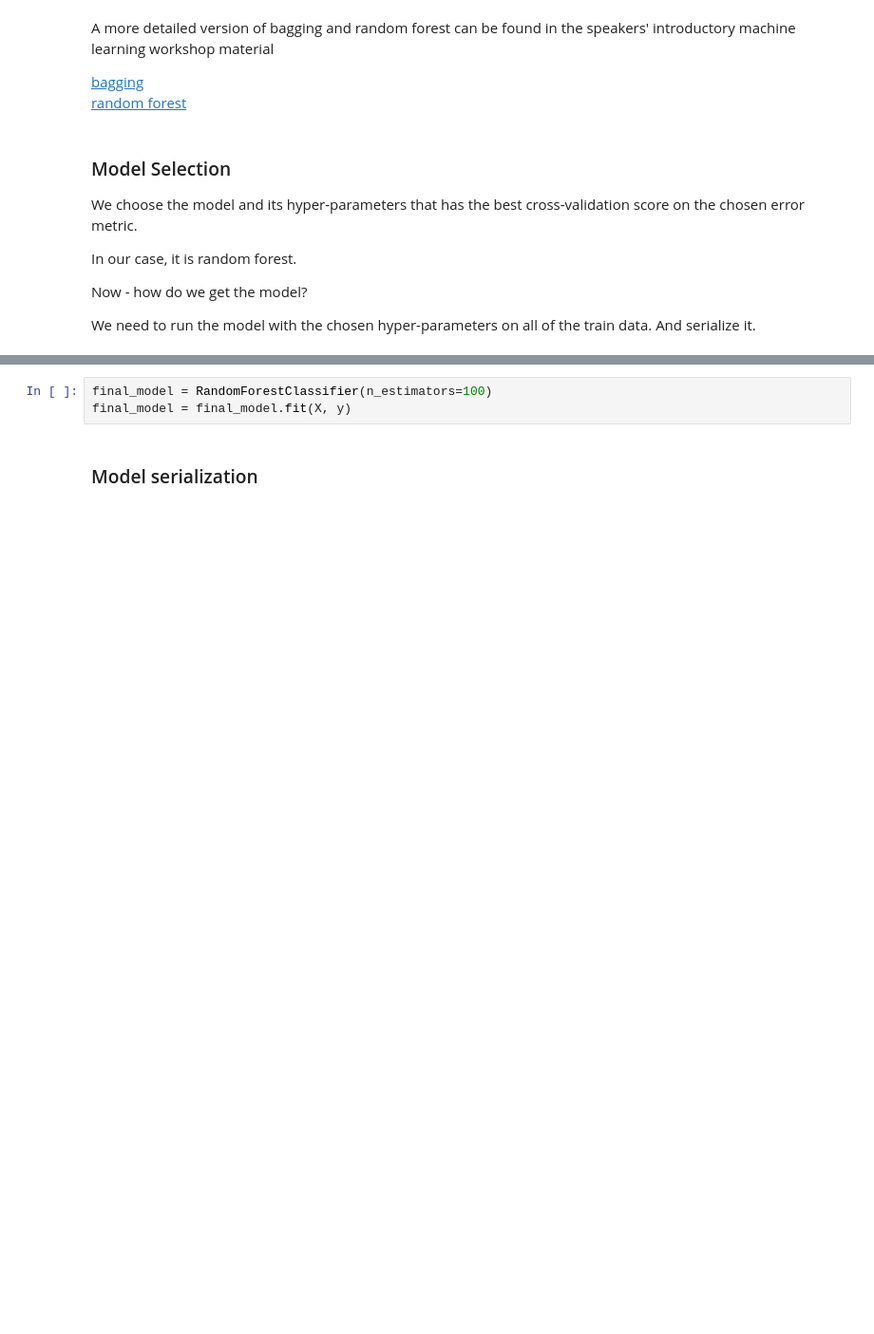
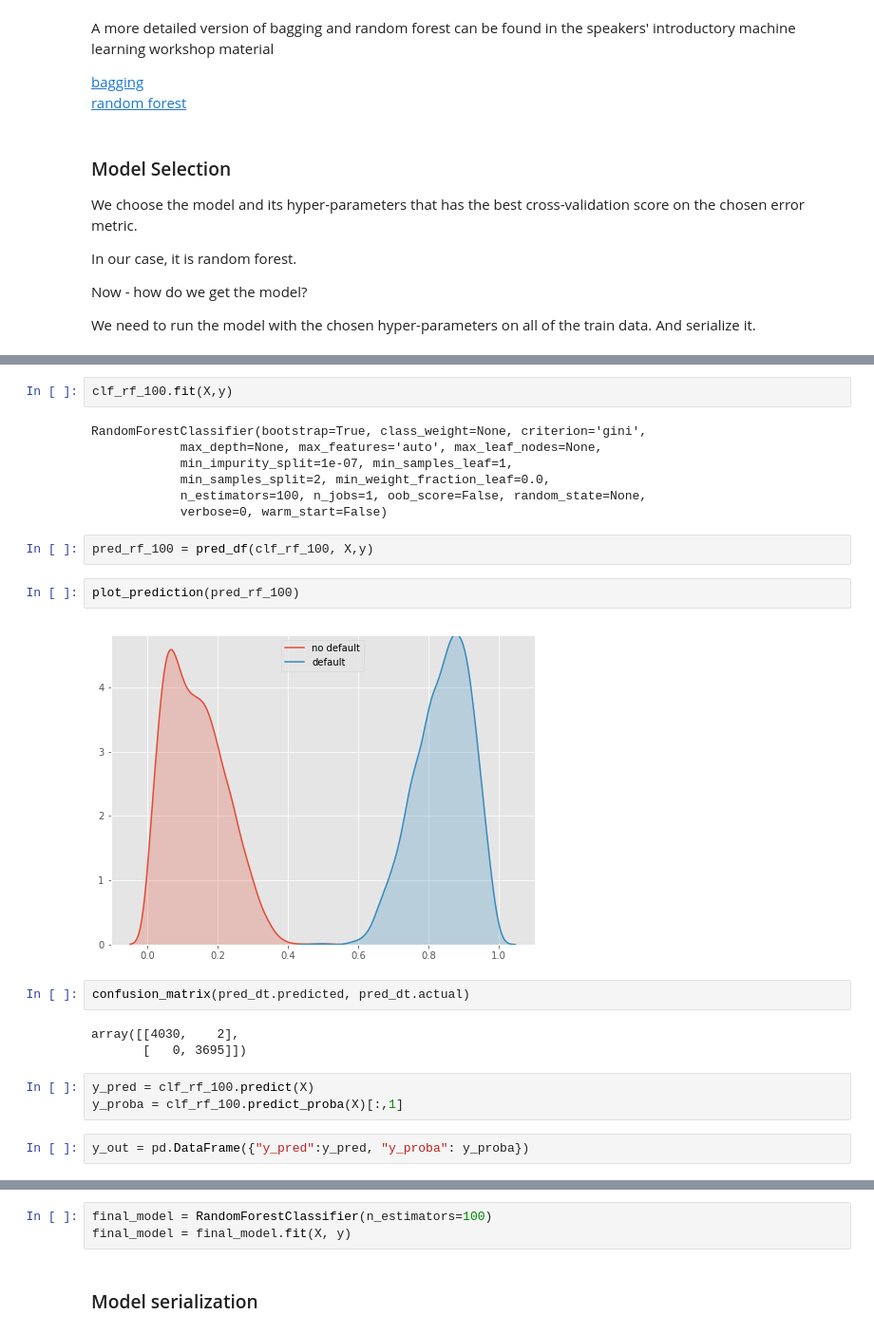
Before and after one commit to amitkaps/full-stack-data-science, a Jupyter notebook: credit-risk/notebooks/1-ML-Model-Full-Version.ipynb, the cells around one changed output, grey strips where cells are left out. Shown: that part at 95% size. Drawn from its saved outputs; the diff is of its cells as text; blank space fills up the shorter version.

```diff
--- a/credit-risk/notebooks/1-ML-Model-Full-Version.ipynb
+++ b/credit-risk/notebooks/1-ML-Model-Full-Version.ipynb
@@ -640,0 +650,25 @@ We need to run the model with the chosen hyper-parameters on all of the train da
+# %%
+clf_rf_100.fit(X,y)
+# %% [output]
+RandomForestClassifier(bootstrap=True, class_weight=None, criterion='gini',
+            max_depth=None, max_features='auto', max_leaf_nodes=None,
+            min_impurity_split=1e-07, min_samples_leaf=1,
+            min_samples_split=2, min_weight_fraction_leaf=0.0,
+            n_estimators=100, n_jobs=1, oob_score=False, random_state=None,
+            verbose=0, warm_start=False)
+# %%
+pred_rf_100 = pred_df(clf_rf_100, X,y)
+# %%
+plot_prediction(pred_rf_100)
+# %% [output]
+[figure, added]
+# %%
+confusion_matrix(pred_dt.predicted, pred_dt.actual)
+# %% [output]
+array([[4030,    2],
+       [   0, 3695]])
+# %%
+y_pred = clf_rf_100.predict(X)
+y_proba = clf_rf_100.predict_proba(X)[:,1]
+# %%
+y_out = pd.DataFrame({"y_pred":y_pred, "y_proba": y_proba})
```
Also changed, not shown: parts of 11 cells of this notebook, 3 other files.
